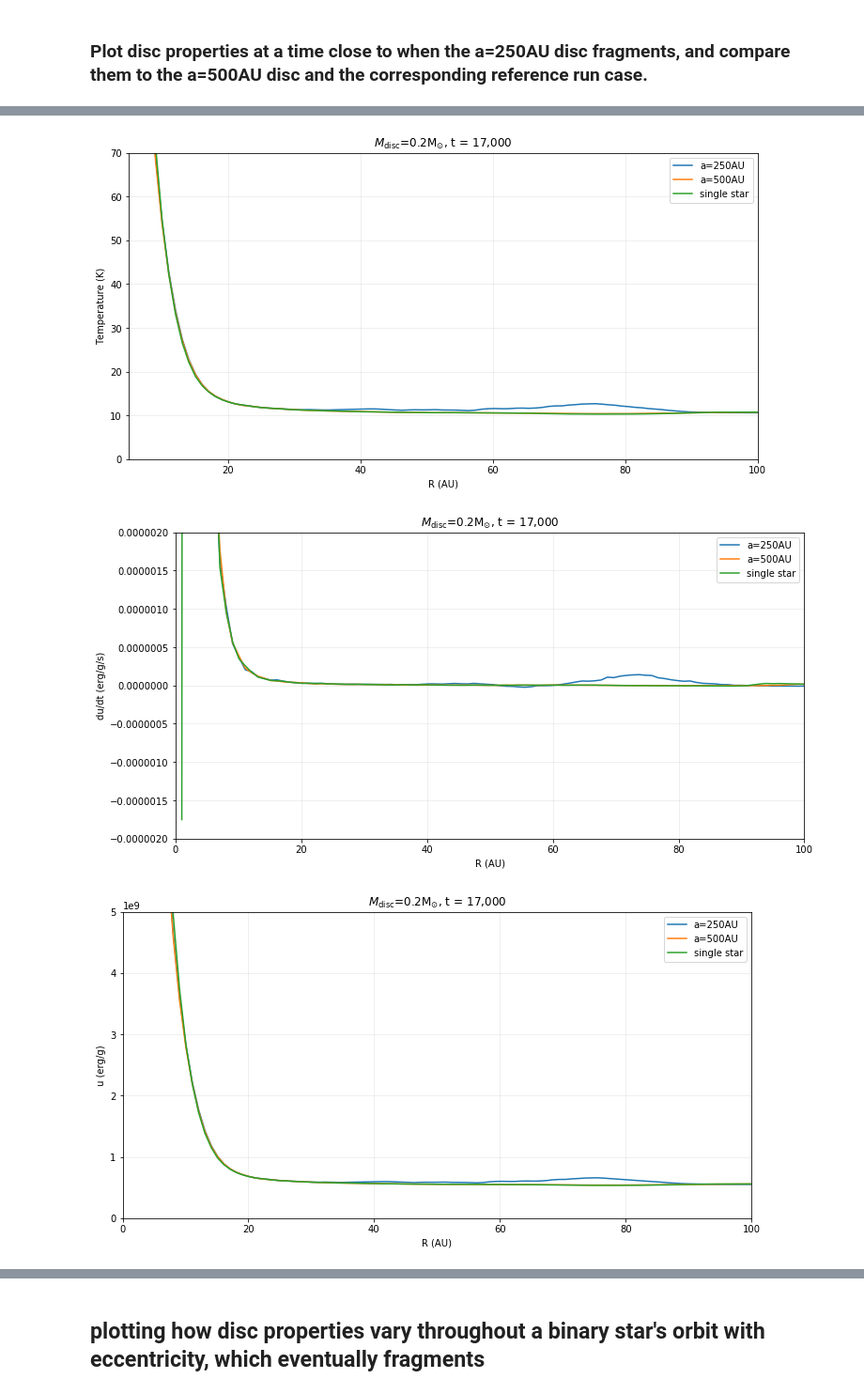
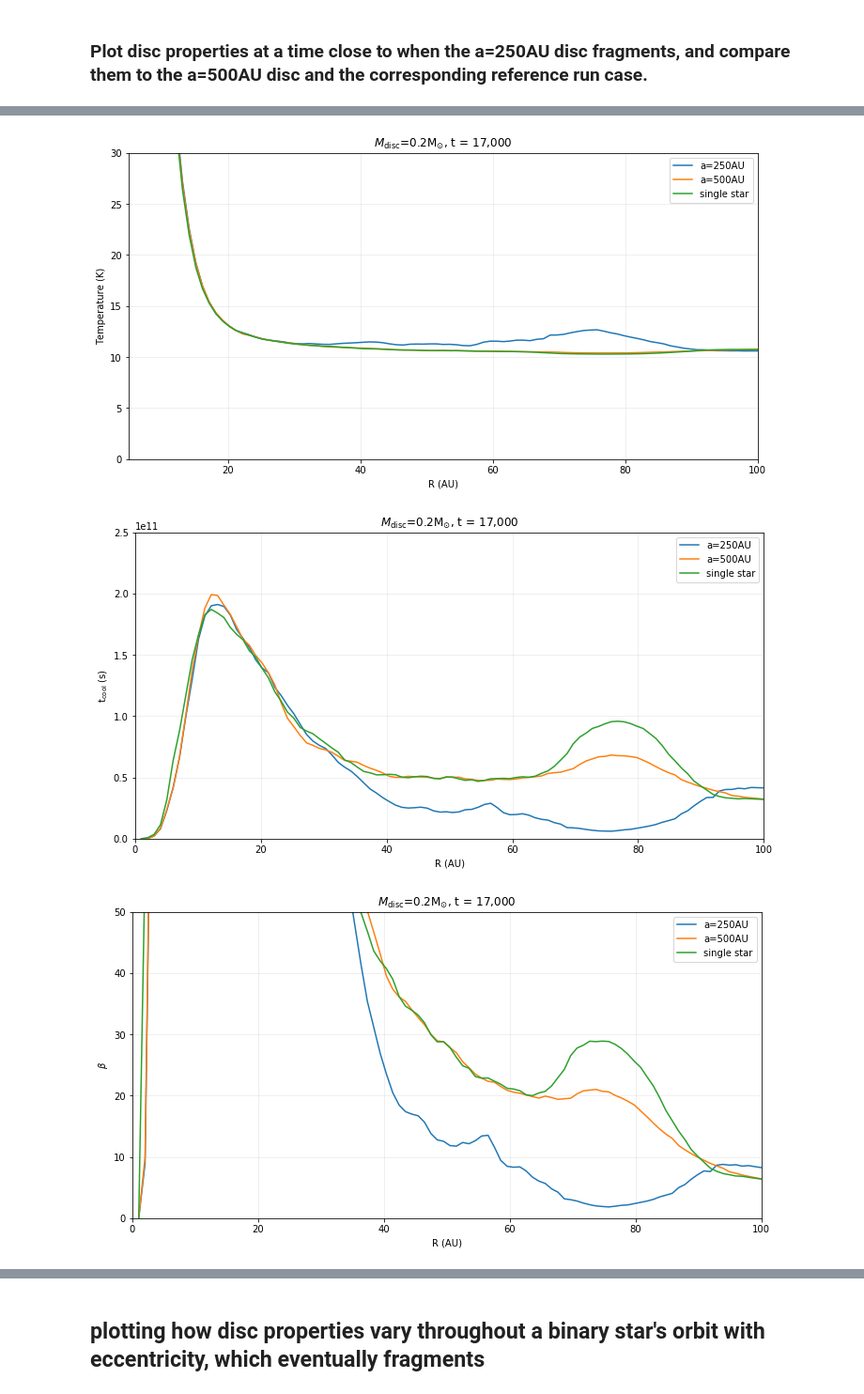
Before and after one commit to JC4DM4N/binarydiscs, a Jupyter notebook: notebooks/generate_1D_plots.ipynb, the cells around one changed output, grey strips where cells are left out. Shown at 94% size. Cells and saved outputs as stored; diff of their text form; code cells hidden in the pictures.

Commit message:
generate_1D_plots.ipynb now working with cooling.py calculations.

```diff
--- a/notebooks/generate_1D_plots.ipynb
+++ b/notebooks/generate_1D_plots.ipynb
@@ -81,7 +81,8 @@ plots_stuff = {
         'utherm' : [0,2e9],
         'u' : [0,2e9],
         'udot' : [-1e-7,2.5e-7],
-        'tcool' : [-1e-7,2.5e-7]
+        'tcool' : [0,2.5e11],
+        'beta' : [0,50]
     },
     'xlimits' : {
         'temp' : [5,100],
@@ -93,7 +94,8 @@ plots_stuff = {
         'utherm' : [0,100],
         'u' : [0,100],
         'udot' : [0,100],
-        'tcool' : [0,100]
+        'tcool' : [0,100],
+        'beta' : [0,100]
     },
     'ylabels' : {
         'temp' : 'Temperature (K)',
@@ -105,7 +107,8 @@ plots_stuff = {
         'utherm' : 'u (erg/g)',
         'u' : 'u (erg/g)',
         'udot' : 'du/dt (erg/g/s)',
-        'tcool' : 's'
+        'tcool' : r't$_{\rm cool}$ (s)',
+        'beta' : r'$\beta$'
     }
 }
 # %% [markdown]
@@ -118,23 +121,16 @@ dumps = [
 ]
 
 pyphantom_dicts = {}
-thermodynamics_dicts = {}
 splash_plots = {}
 for dump in dumps:
     fid = phantom.folder_id(dump)
     # read dump
     disc = phantom.read_dump_file(dump)
+
     # get azimuthally averaged disc properties from pyphantom disc instance
     out = phantom.get_az_averaged_properties(disc)
     pyphantom_dicts[dump] = out
-    # get azimuthally averaged u, du/dt, tcool etc. which aren't available in pyphantom
-    plot_id = 'u_and_udot_' + fid + '.dat'
-    outfile = os.path.join(out_dir,plot_id)
-    if not os.path.exists(outfile):
-        phantom.generate_u_udot_file(dump,outfile)
-    u_and_udot_raw_data = phantom.read_u_udot_file(outfile)
-    u_and_udot = phantom.get_az_averaged_u_udot(u_and_udot_raw_data)
-    thermodynamics_dicts[dump] = u_and_udot
+
     # also load and cache splash disc plot.
     dir_id = phantom.folder_id(os.path.dirname(dump))
     fname = dir_id + '_' + dump.split('/')[-1]
@@ -160,7 +156,6 @@ dumps_to_plot = [
 ]
 
 pyphantom_dicts_to_plot = [pyphantom_dicts[dump] for dump in dumps_to_plot]
-thermodynamics_dicts_to_plot = [thermodynamics_dicts[dump] for dump in dumps_to_plot]
 
 fig = plot_multidumps(pyphantom_dicts_to_plot,plots_stuff,'toomre',legend)
 plt.title(r'$M_{\rm disc}$=0.2M$_{\odot}$, t = 17,000')
@@ -174,7 +169,11 @@ fig = plot_multidumps(pyphantom_dicts_to_plot,plots_stuff,'temp',legend)
 plt.title(r'$M_{\rm disc}$=0.2M$_{\odot}$, t = 17,000')
 plt.show()
 
-fig = plot_multidumps(thermodynamics_dicts_to_plot,plots_stuff,'udot',legend)
+fig = plot_multidumps(pyphantom_dicts_to_plot,plots_stuff,'tcool',legend)
+plt.title(r'$M_{\rm disc}$=0.2M$_{\odot}$, t = 17,000')
+plt.show()
+
+fig = plot_multidumps(pyphantom_dicts_to_plot,plots_stuff,'beta',legend)
 plt.title(r'$M_{\rm disc}$=0.2M$_{\odot}$, t = 17,000')
 plt.show()
 
@@ -196,3 +195,3 @@ plt.show()
-[figure, old version]
+[figure, new version]
-[figure, old version]
+[figure, new version]
-[figure, old version]
+[figure, new version]
```
Also changed, not shown: parts of 6 cells of this notebook.
